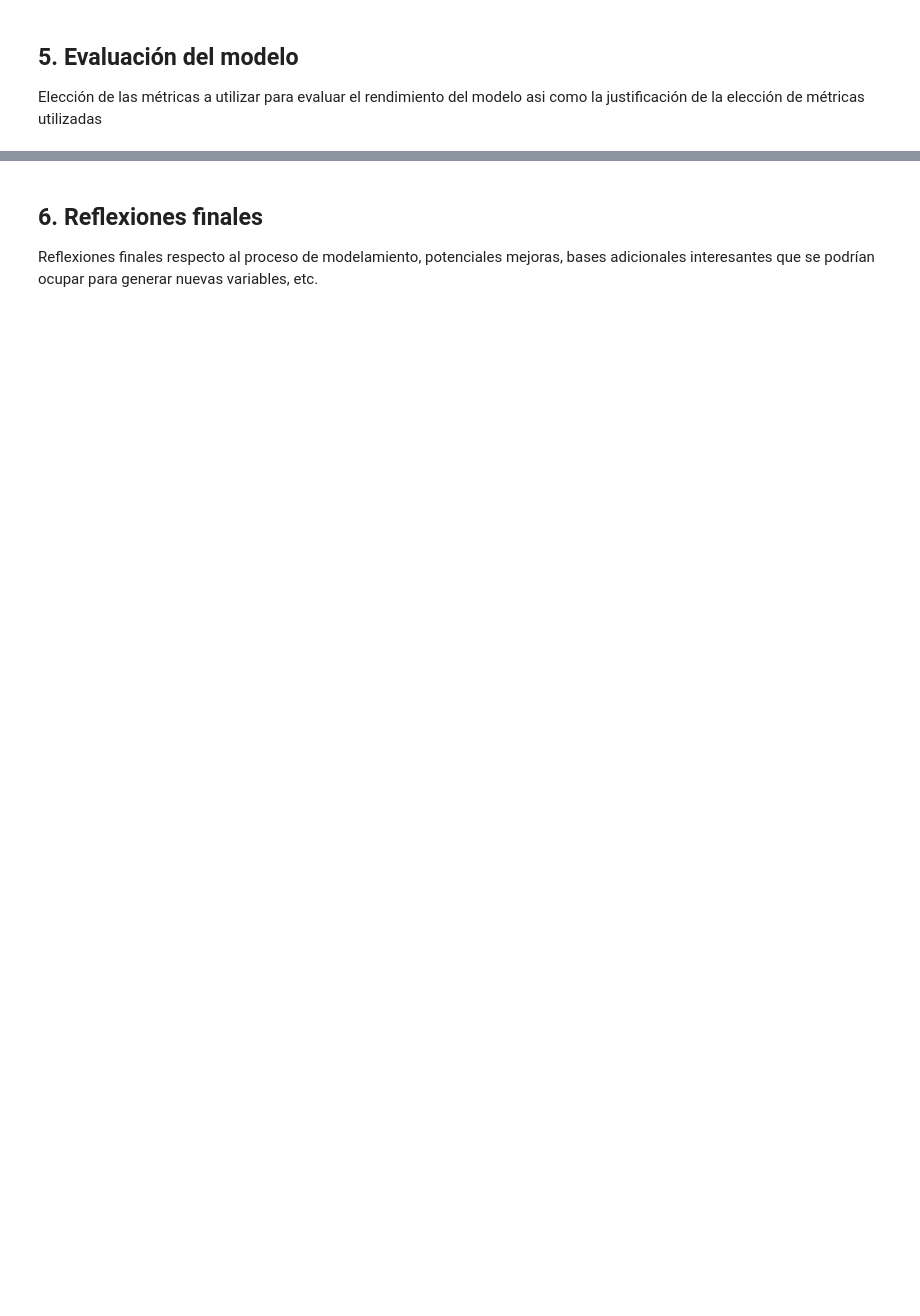
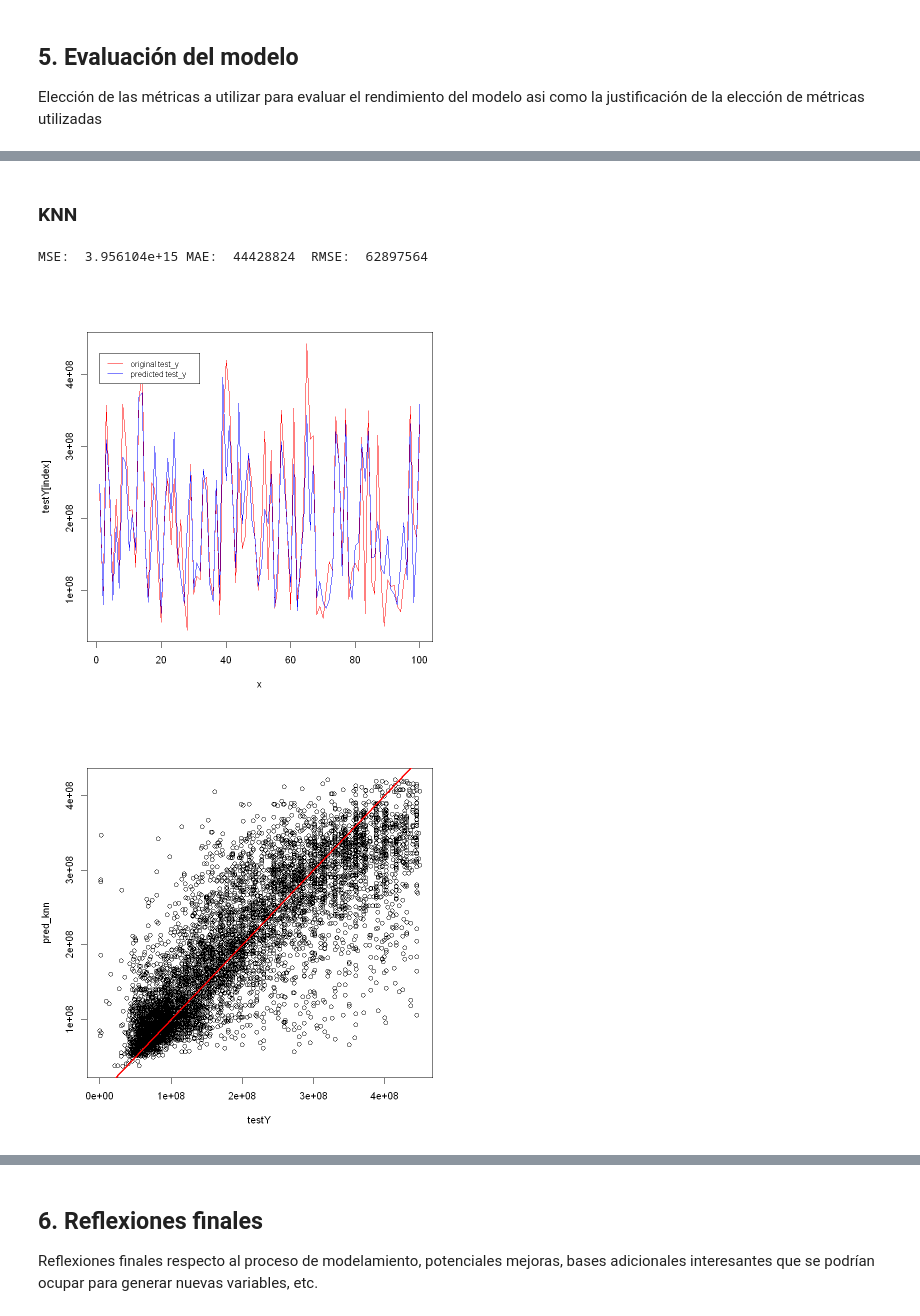
Before and after one commit to catalinavillamil/prueba_r, a Jupyter notebook: Prueba R.ipynb, the cells around one changed output, grey strips where cells are left out. Cells and saved outputs as stored; diff of their text form; code cells hidden in the pictures; blank space fills up the shorter version.

```diff
--- a/Prueba R.ipynb
+++ b/Prueba R.ipynb
@@ -435,0 +440,2 @@ F-statistic:  1569 on 74 and 18907 DF,  p-value: < 2.2e-16
+# %%
+fit <- knnreg(trainX, trainY, k = 10)
@@ -541,0 +501,23 @@ Elección de las métricas a utilizar para evaluar el rendimiento del modelo asi
+# %% [markdown]
+### KNN
+# %%
+pred_knn = predict(fit,testX)
+
+mse = mean((testY - pred_knn)^2)
+mae = caret::MAE(testY , pred_knn)
+rmse = caret::RMSE(testY , pred_knn)
+
+cat("MSE: ", mse, "MAE: ", mae, " RMSE: ", rmse)
+
+x = 1:length(testY[index])
+
+plot(x, testY[index], col = "red", type = "l")
+lines(x, pred_knn[index], col = "blue", type = "l")
+legend(x = 1, y = 430000000,  legend = c("original test_y", "predicted test_y"),
+       col = c("red", "blue"), box.lty = 1, cex = 0.8, lty = c(1, 1))
+plot(testY , pred_knn)
+abline(0,1, col="red",lwd=3)
+# %% [output]
+MSE:  3.956104e+15 MAE:  44428824  RMSE:  62897564
+[figure, added]
+[figure, added]
```
Also changed, not shown: parts of 30 cells of this notebook.
